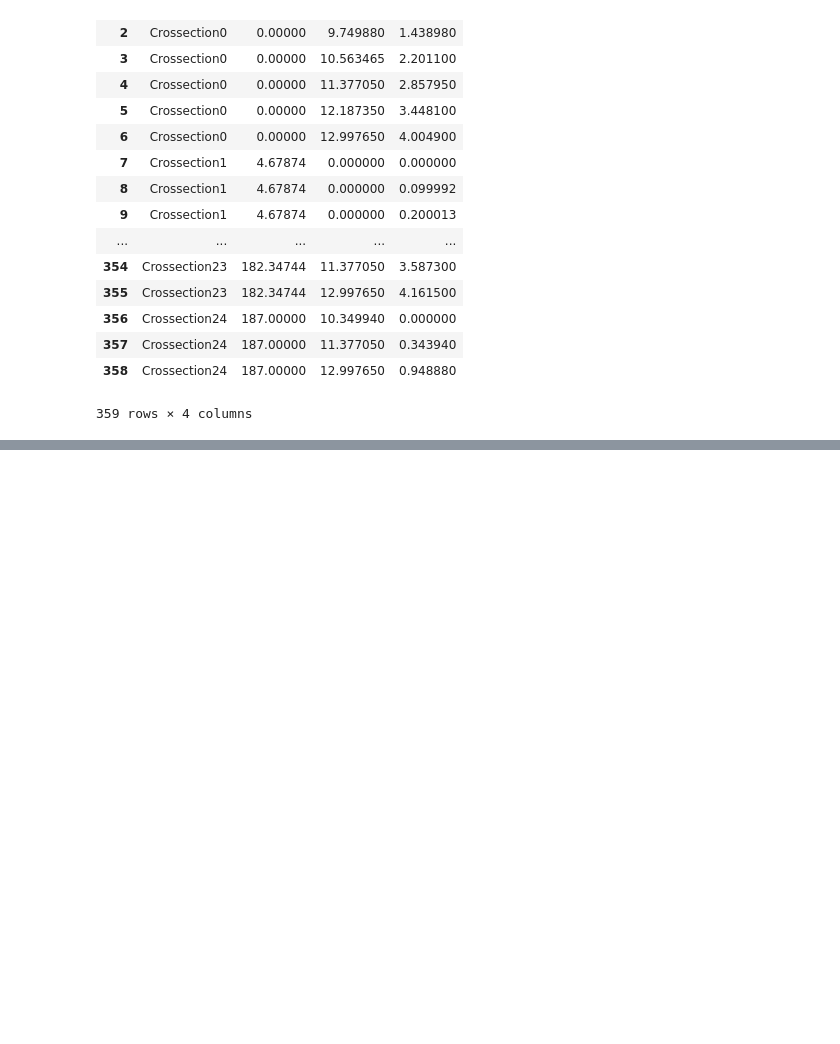
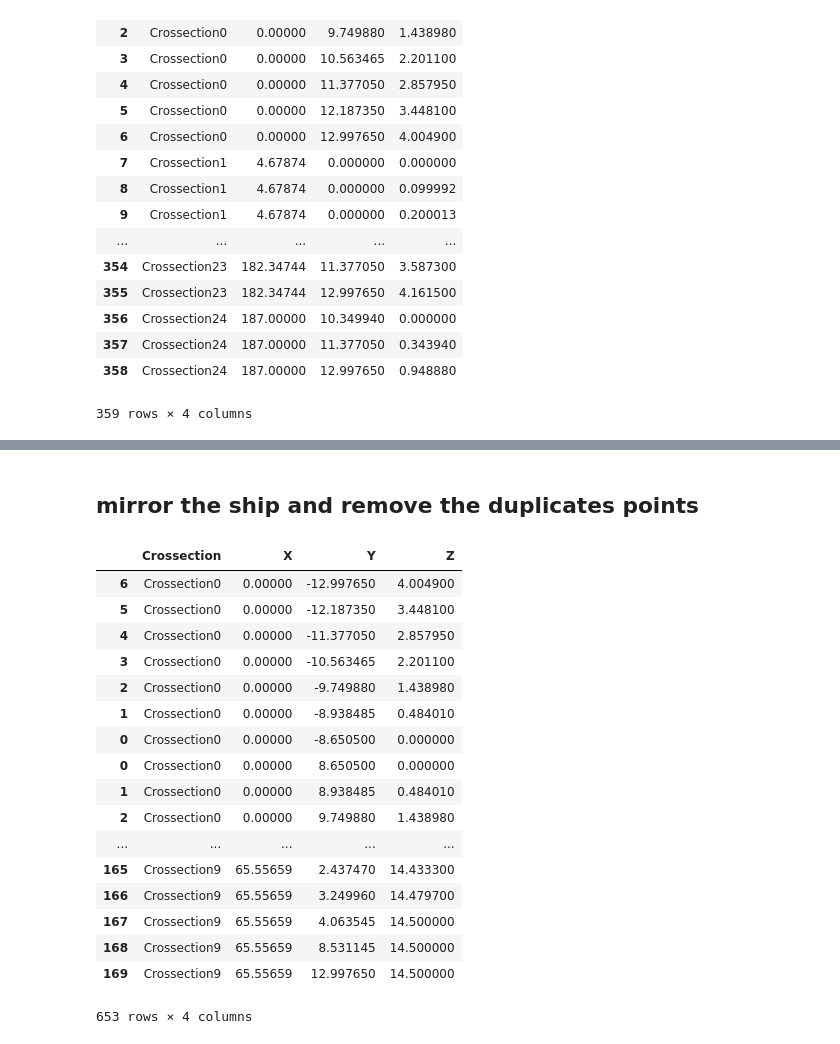
Before and after one commit to WHW-HAHA/Ship-mesher, a Jupyter notebook: New/Untitled.ipynb, the cells around one changed output, grey strips where cells are left out. Cells and saved outputs as stored; diff of their text form; code cells hidden in the pictures; blank space fills up the shorter version.

```diff
--- a/New/Untitled.ipynb
+++ b/New/Untitled.ipynb
@@ -221,0 +219,28 @@ plt.show()
+# %% [markdown]
+## mirror the ship and remove the duplicates points
+# %%
+another_half_df = linesplan_processor.coordinate_df.copy()
+another_half_df['Y'] = another_half_df['Y'] * (-1)
+linesplan_processor.coordinate_df = linesplan_processor.coordinate_df.append(another_half_df).drop_duplicates()
+
+## sort the data frame squentially
+linesplan_processor.coordinate_df.sort_values(by = ['Crossection', 'X', 'Y'])
+# %% [output]
+|  | Crossection | X | Y | Z |
+| 6 | Crossection0 | 0.00000 | -12.997650 | 4.004900 |
+| 5 | Crossection0 | 0.00000 | -12.187350 | 3.448100 |
+| 4 | Crossection0 | 0.00000 | -11.377050 | 2.857950 |
+| 3 | Crossection0 | 0.00000 | -10.563465 | 2.201100 |
+| 2 | Crossection0 | 0.00000 | -9.749880 | 1.438980 |
+| 1 | Crossection0 | 0.00000 | -8.938485 | 0.484010 |
+| 0 | Crossection0 | 0.00000 | -8.650500 | 0.000000 |
+| 0 | Crossection0 | 0.00000 | 8.650500 | 0.000000 |
+| 1 | Crossection0 | 0.00000 | 8.938485 | 0.484010 |
+| 2 | Crossection0 | 0.00000 | 9.749880 | 1.438980 |
+| ... | ... | ... | ... | ... |
+| 165 | Crossection9 | 65.55659 | 2.437470 | 14.433300 |
+| 166 | Crossection9 | 65.55659 | 3.249960 | 14.479700 |
+| 167 | Crossection9 | 65.55659 | 4.063545 | 14.500000 |
+| 168 | Crossection9 | 65.55659 | 8.531145 | 14.500000 |
+| 169 | Crossection9 | 65.55659 | 12.997650 | 14.500000 |
+653 rows × 4 columns
```
Also changed, not shown: parts of 8 cells of this notebook.
